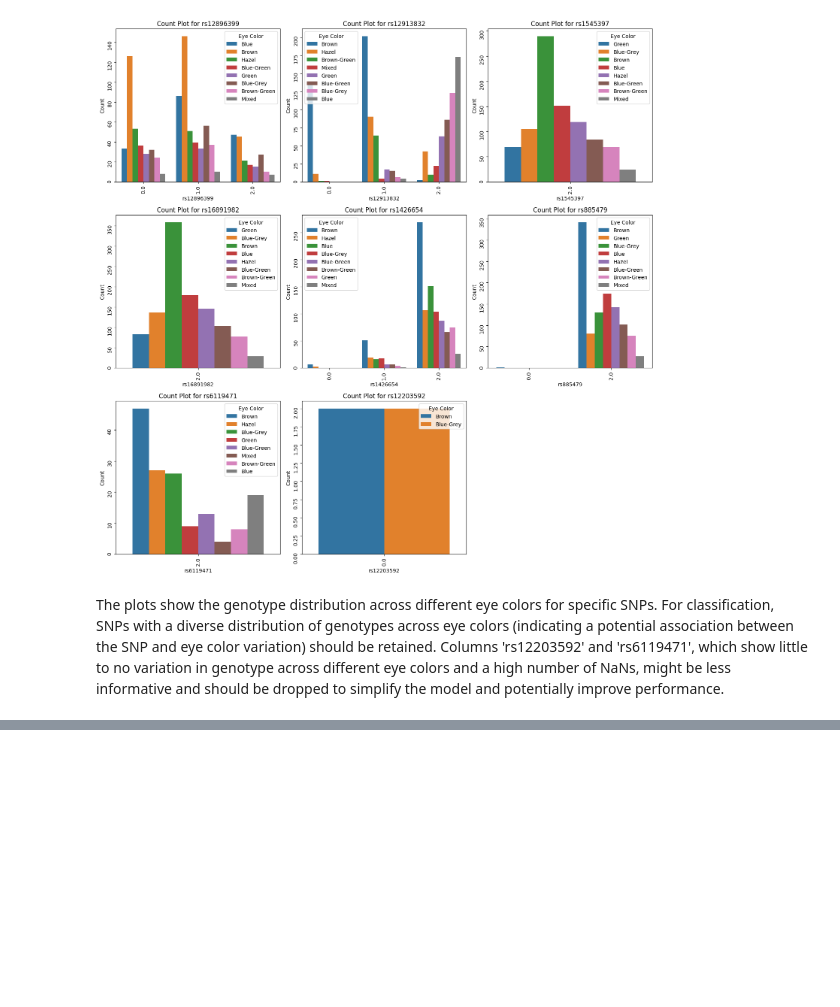
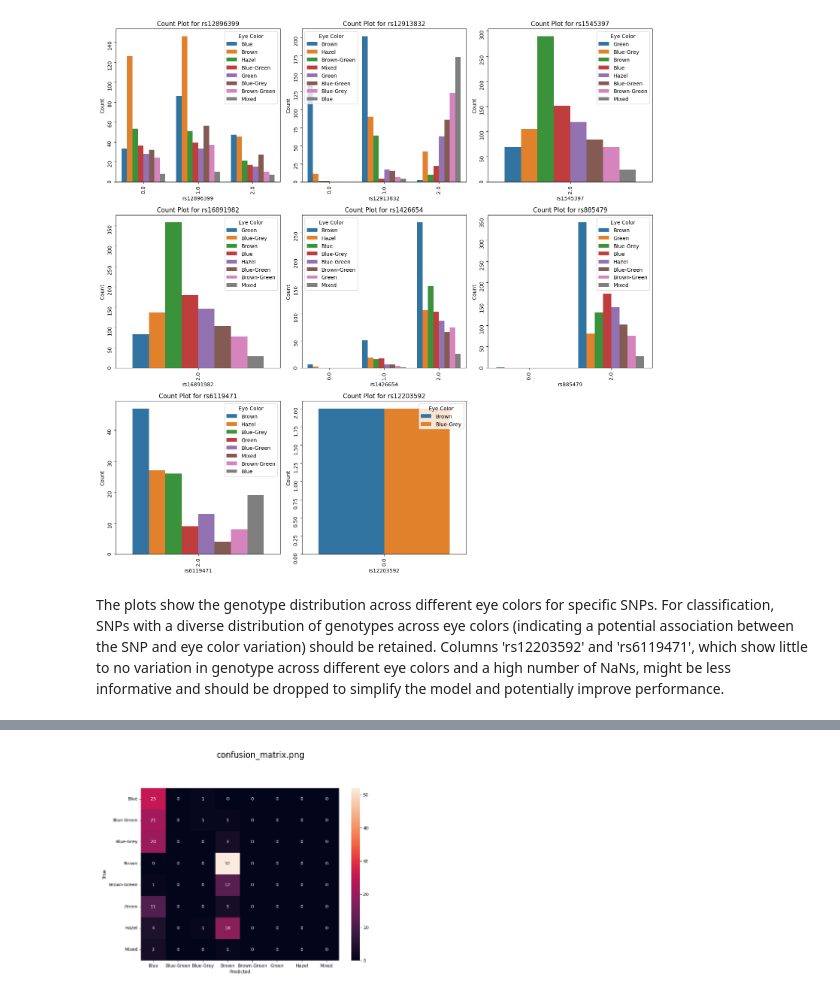
Before and after one commit to ChrisTho23/Gen2PhenMini, a Jupyter notebook: src/EDA.ipynb, the cells around one changed output, grey strips where cells are left out. Cells and saved outputs as stored; diff of their text form; code cells hidden in the pictures; blank space fills up the shorter version.

```diff
--- a/src/EDA.ipynb
+++ b/src/EDA.ipynb
@@ -84,0 +132,4 @@ plot_rsin_eyecolor(df)
+# %%
+plot_images(EVALUATION["LINEAR_NO_NAN"])
+# %% [output]
+[figure, added]
```
Also changed, not shown: parts of 13 cells of this notebook, 6 other files.
